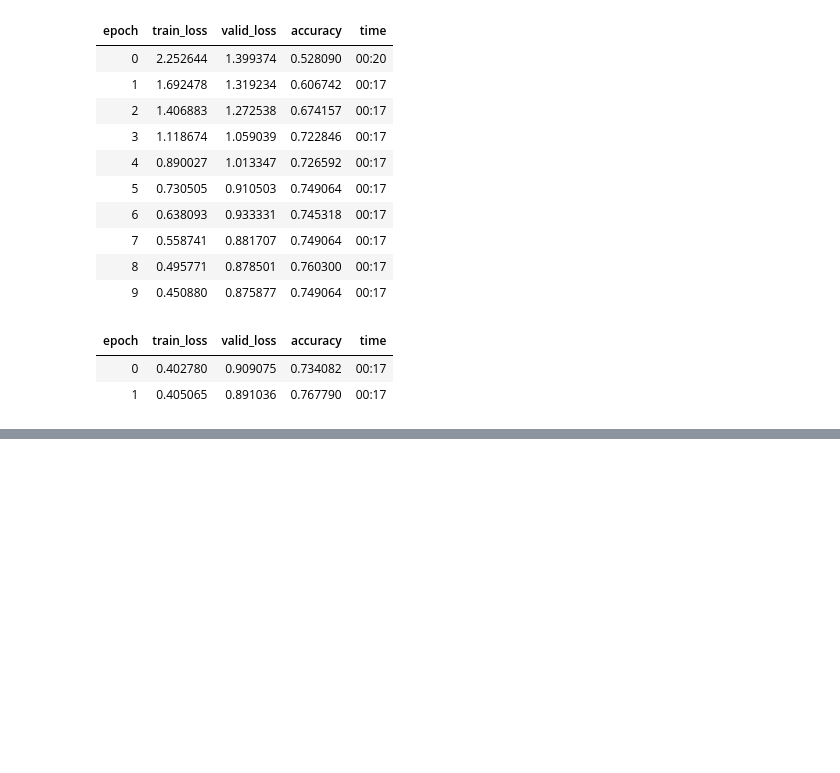
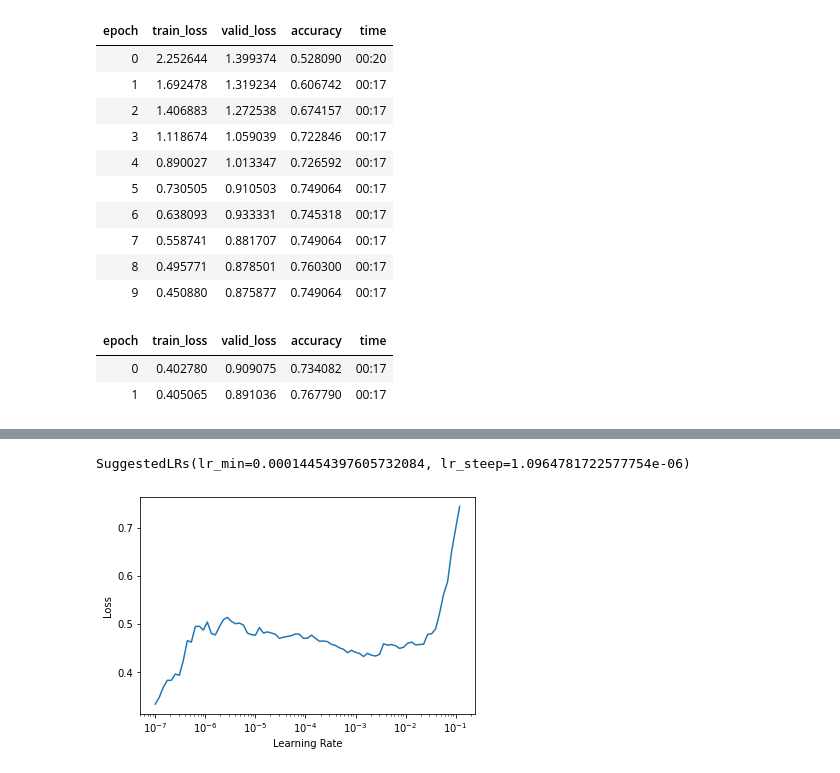
Before and after one commit to YoriVerbist/Bot-Ross, a Jupyter notebook: Classifier.ipynb, the cells around one changed output, grey strips where cells are left out. Drawn from its saved outputs; the diff is of its cells as text; code cells hidden in the pictures; blank space fills up the shorter version.

```diff
--- a/Classifier.ipynb
+++ b/Classifier.ipynb
@@ -152,0 +165,3 @@ learn_50_weighted.fit_one_cycle(2, 10e-4)
+# %%
+learn_50_weighted.lr_find()
+# %% [output]
@@ -152,0 +169,2 @@ learn_50_weighted.fit_one_cycle(2, 10e-4)
+SuggestedLRs(lr_min=0.00014454397605732084, lr_steep=1.0964781722577754e-06)
+[figure, added]
```
Also changed, not shown: parts of 10 cells of this notebook.
